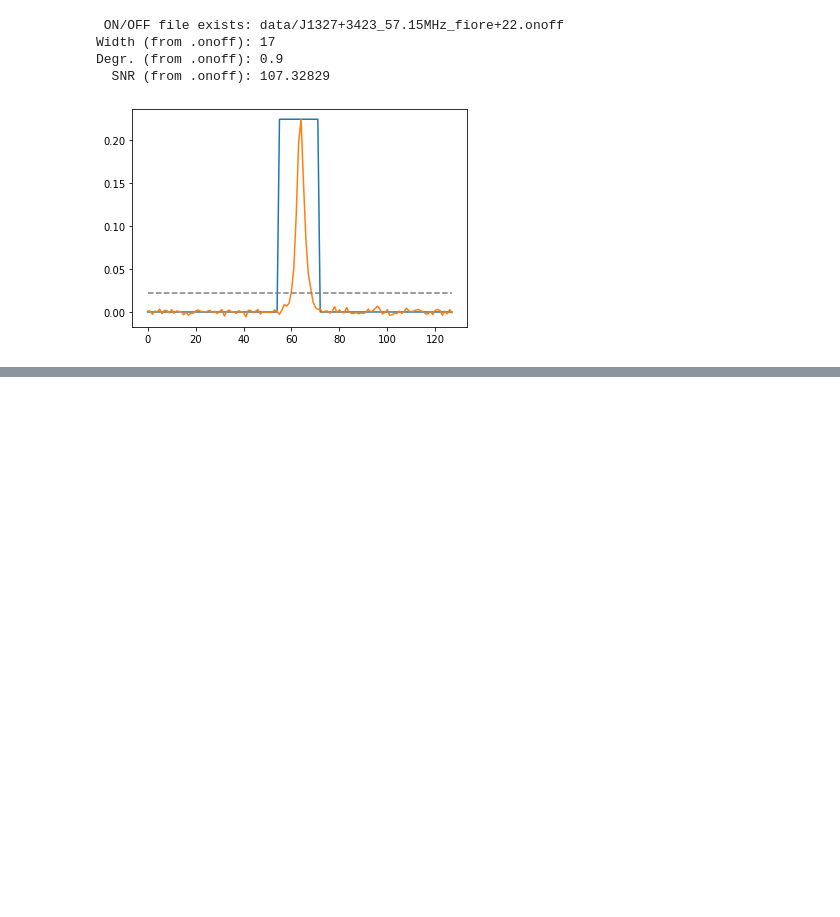
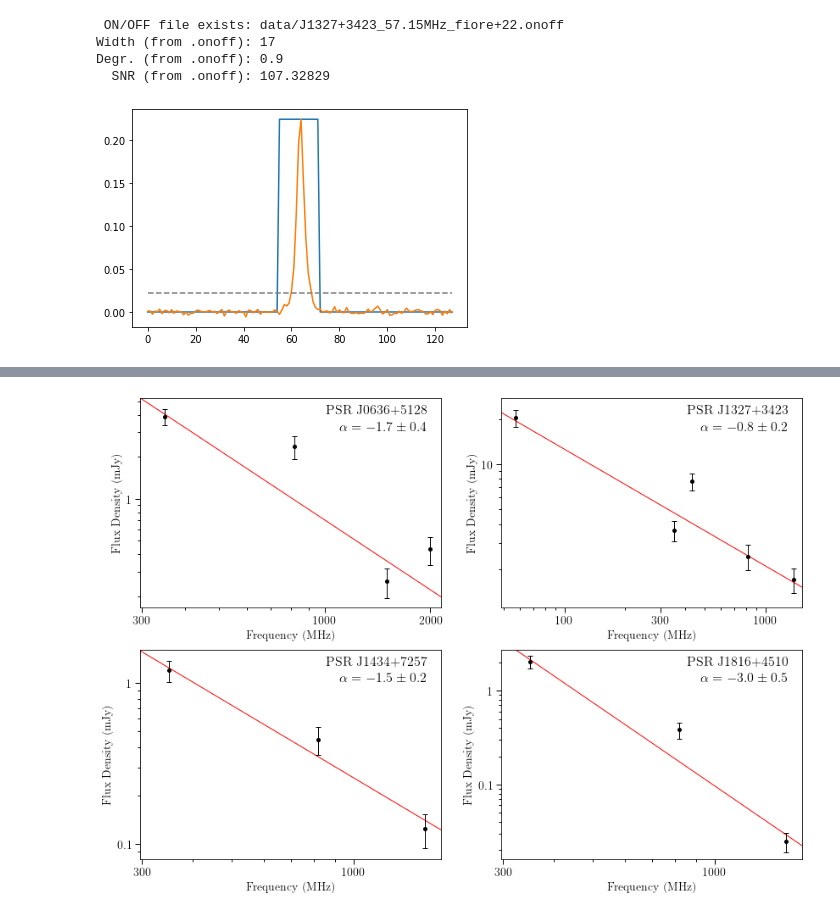
Before and after one commit to wcfiore/gbncc_viii, a Jupyter notebook: prof_flux_est.ipynb, the cells around one changed output, grey strips where cells are left out. Cells and saved outputs as stored; diff of their text form; code cells hidden in the pictures; blank space fills up the shorter version.

Commit message:
Formatting changes

```diff
--- a/prof_flux_est.ipynb
+++ b/prof_flux_est.ipynb
@@ -40,16 +41,18 @@ def roll_prof(profile,max_phase=0.3):
     return np.roll(profile,shift)
 
 def get_si(freq1,flux1,freq2,flux2):
-    return np.log10(flux2/flux1)/np.log10(freq2/freq1)
+    si = np.log10(flux2/flux1)/np.log10(freq2/freq1)
+    return si
 
 def powerlaw(x, a, b):
     return a*x**b
 
 def get_si_multi(freqs,fluxes,flux_errs):
     pars, pcov = curve_fit(f=powerlaw, xdata=freqs, ydata=fluxes, sigma = flux_errs, p0=[0, 0], bounds = ([-np.inf, -5.],[np.inf,2.]))
-    si = pars[1]
+    coeff  = pars[0]
+    si     = pars[1]
     si_err = np.sqrt(np.diag(pcov))[1]
-    return si, si_err
+    return si, si_err, coeff
 
 class OnOff:
     """
@@ -625,3 +631,90 @@ J1327+3423 & 146874.4 & 0.13 & 20(3) & & 332.9 & 0.15 & 48(5) & & 1188.8 & 0.12
+# %%
+import matplotlib as mpl
+plt.rc('font',**{'family':'serif','serif':['Computer Modern Roman']})
+fig_width = 4.0
+fig_height = 5.0  #fig_width*0.6
+fig_size = [fig_width,fig_height]
+params = {'backend': 'pdf',
+          'font.size'      : 30*fig_width/8.5,
+          'axes.labelsize' : 30*fig_width/8.5,
+          'xtick.labelsize': 30*fig_width/8.5,
+          'ytick.labelsize': 30*fig_width/8.5,
+          'text.usetex'    : True,
+          'figure.figsize' : fig_size,
+          'axes.unicode_minus': True}
+mpl.rcParams.update(params)
+plt.figure(figsize=(14, 10))
+#plt.subplots_adjust(hspace=0.5)
+n=0
+for psr in FluxDict.keys():
+    pD = FluxDict[psr]
+    freqs     = []
+    fluxes    = []
+    flux_errs = []
+    if pD['Flux57']:
+        freqs.append(57.15)
+        fluxes.append(pD['Flux57'])
+        flux_errs.append(pD['errFlux57'])
+#     if pD['Flux327']:
+#         freqs.append(327.0)
+#         fluxes.append(pD['Flux327'])
+#         flux_errs.append(pD['errFlux327'])
+    if pD['Flux350']:
+        freqs.append(350.0)
+        fluxes.append(pD['Flux350'])
+        flux_errs.append(pD['errFlux350'])
+    if pD['Flux430']:
+        freqs.append(430.0)
+        fluxes.append(pD['Flux430'])
+        flux_errs.append(pD['errFlux430'])
+    if pD['Flux820']:
+        freqs.append(820.0)
+        fluxes.append(pD['Flux820'])
+        flux_errs.append(pD['errFlux820'])
+    if pD['Flux1380']:
+        freqs.append(1380.0)
+        fluxes.append(pD['Flux1380'])
+        flux_errs.append(pD['errFlux1380'])
+    if pD['Flux1500']:
+        freqs.append(1500.0)
+        fluxes.append(pD['Flux1500'])
+        flux_errs.append(pD['errFlux1500'])
+    if pD['Flux2000']:
+        freqs.append(2000.0)
+        fluxes.append(pD['Flux2000'])
+        flux_errs.append(pD['errFlux2000'])
+    if len(fluxes) > 2:
+        n+=1
+        SI     = pD['SI']
+        SI_err = pD['errSI']
+        SI_tex = tu.ufve(SI,SI_err)
+        coeff  = pD['coeff']
+        freq_i = min(freqs)*0.85
+        freq_f = max(freqs)+150.0
+        #n = (freq_f-freq_i)/0.1
+        fs = np.arange(freq_i,freq_f,0.1)
+        power_law = powerlaw(fs,coeff,SI)
+        ax = plt.subplot(2,2,n)
+        ax.plot(fs,power_law,c='r',linestyle='-',linewidth=1)
+        ax.errorbar(freqs,fluxes,yerr=flux_errs,fmt='o',ms=4,capsize=3,elinewidth=1,c='black')
+        ax.set_yscale('log')
+        ax.set_xscale('log')
+        ax.text(0.95,0.94,f"PSR {psr}",color='black',rotation=0,size=16,va='center',ha='right',transform=ax.transAxes)
+        ax.text(0.95,0.87,f"$\\alpha = {SI_tex.split('(')[0]}\\pm0.{SI_tex.strip(')').split('(')[1]}$",color='black',rotation=0,size=16,va='center',ha='right',transform=ax.transAxes)
+        ax.xaxis.set_minor_formatter(plt.NullFormatter())
+        ax.set_xticks([100.,300.,1000.,2000.])
+        ax.set_xticklabels(["100","300","1000","2000"],fontsize=14)
+        ax.set_yticks([0.1,1.,10.])
+        ax.set_yticklabels(["0.1","1","10"],fontsize=14)
+        ax.set_xlim([freq_i,freq_f])
+        ax.set_ylim([0.65*min(fluxes),1.35*max(fluxes)])
+        ax.tick_params(length=6,width=1,which='major')
+        ax.tick_params(length=3,width=1,which='minor')
+        ax.set_xlabel("Frequency (MHz)")
+        ax.set_ylabel("Flux Density (mJy)")
+plt.savefig("spectra.pdf",format='pdf',bbox_inches='tight',pad_inches=0.25)
+# %% [output]
+[figure, added]
 # %%
 # WRITE FILE WITH FLUX INFO FOR PLOTTING PROFILES
 
```
Also changed, not shown: parts of 4 cells of this notebook, 2 other files.
